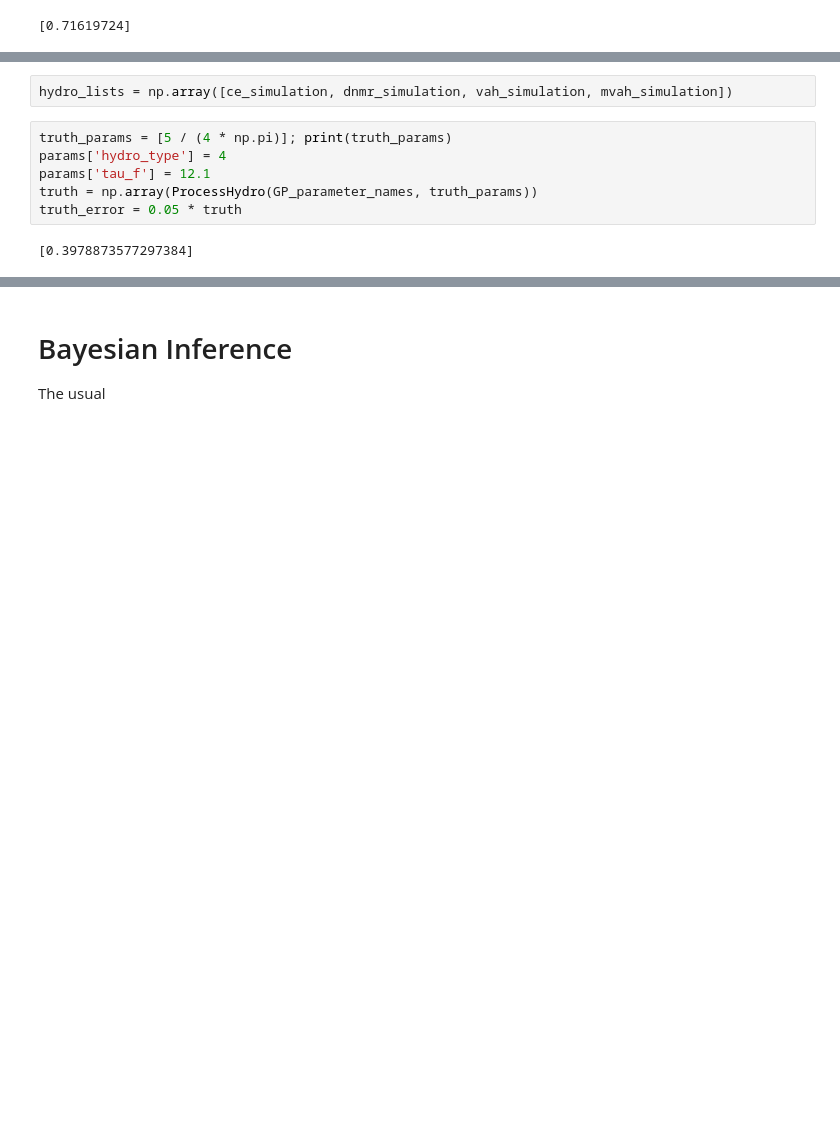
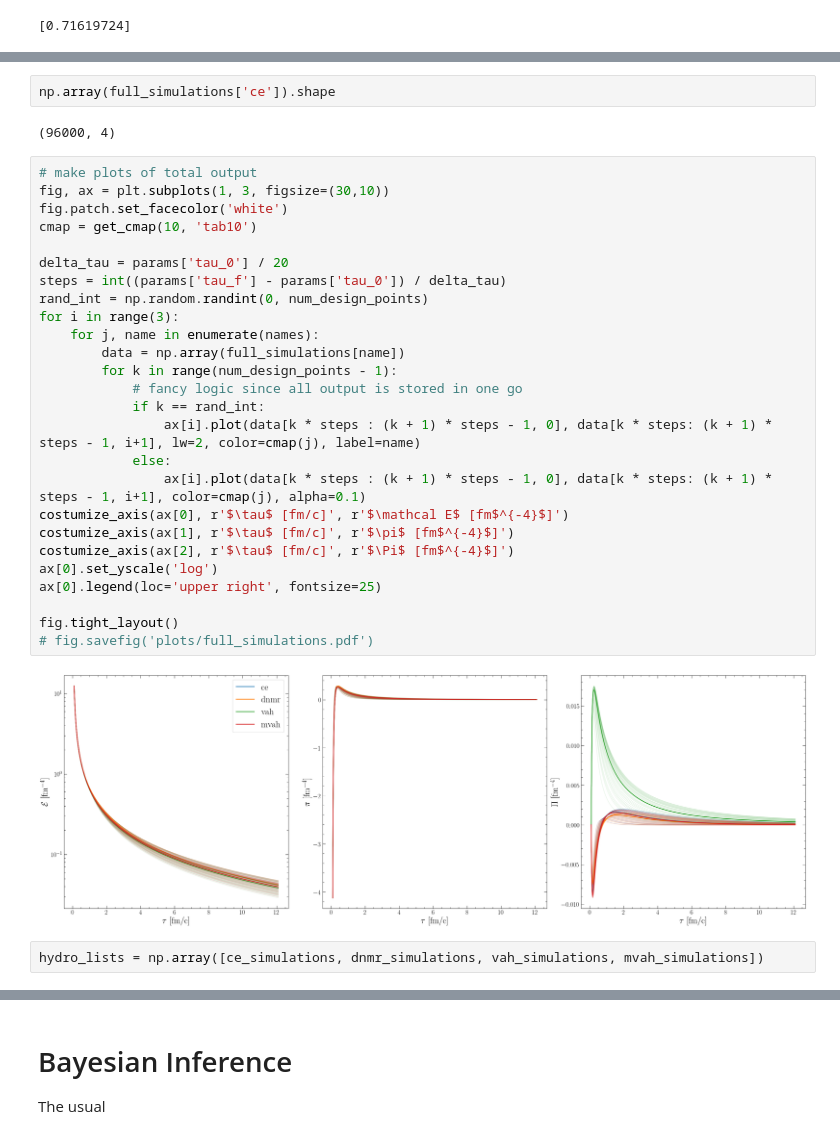
Before and after one commit to ominusliticus/Bayesian-BjorkenRTA, a Jupyter notebook: scripts/BayesianAnalysis-1param.ipynb, the cells around one changed output, grey strips where cells are left out. Cells and saved outputs as stored; diff of their text form; blank space fills up the shorter version.

```diff
--- a/scripts/BayesianAnalysis-1param.ipynb
+++ b/scripts/BayesianAnalysis-1param.ipynb
@@ -365,10 +417,34 @@ else:
-# %%
-hydro_lists = np.array([ce_simulation, dnmr_simulation, vah_simulation, mvah_simulation])
-# %%
-truth_params = [5 / (4 * np.pi)]; print(truth_params)
-params['hydro_type'] = 4
-params['tau_f'] = 12.1
-truth = np.array(ProcessHydro(GP_parameter_names, truth_params))
-truth_error = 0.05 * truth
-# %% [output]
-[0.3978873577297384]
+# %%
+np.array(full_simulations['ce']).shape
+# %% [output]
+(96000, 4)
+# %%
+# make plots of total output
+fig, ax = plt.subplots(1, 3, figsize=(30,10))
+fig.patch.set_facecolor('white')
+cmap = get_cmap(10, 'tab10')
+
+delta_tau = params['tau_0'] / 20
+steps = int((params['tau_f'] - params['tau_0']) / delta_tau)
+rand_int = np.random.randint(0, num_design_points)
+for i in range(3):
+    for j, name in enumerate(names):
+        data = np.array(full_simulations[name])
+        for k in range(num_design_points - 1):
+            # fancy logic since all output is stored in one go
+            if k == rand_int:
+                ax[i].plot(data[k * steps : (k + 1) * steps - 1, 0], data[k * steps: (k + 1) * steps - 1, i+1], lw=2, color=cmap(j), label=name)
+            else:
+                ax[i].plot(data[k * steps : (k + 1) * steps - 1, 0], data[k * steps: (k + 1) * steps - 1, i+1], color=cmap(j), alpha=0.1)
+costumize_axis(ax[0], r'$\tau$ [fm/c]', r'$\mathcal E$ [fm$^{-4}$]')
+costumize_axis(ax[1], r'$\tau$ [fm/c]', r'$\pi$ [fm$^{-4}$]')
+costumize_axis(ax[2], r'$\tau$ [fm/c]', r'$\Pi$ [fm$^{-4}$]')
+ax[0].set_yscale('log')
+ax[0].legend(loc='upper right', fontsize=25)
+
+fig.tight_layout()
+# fig.savefig('plots/full_simulations.pdf')
+# %% [output]
+[figure, added]
+# %%
+hydro_lists = np.array([ce_simulations, dnmr_simulations, vah_simulations, mvah_simulations])
```
Also changed, not shown: parts of 42 cells of this notebook, 4 other files.
